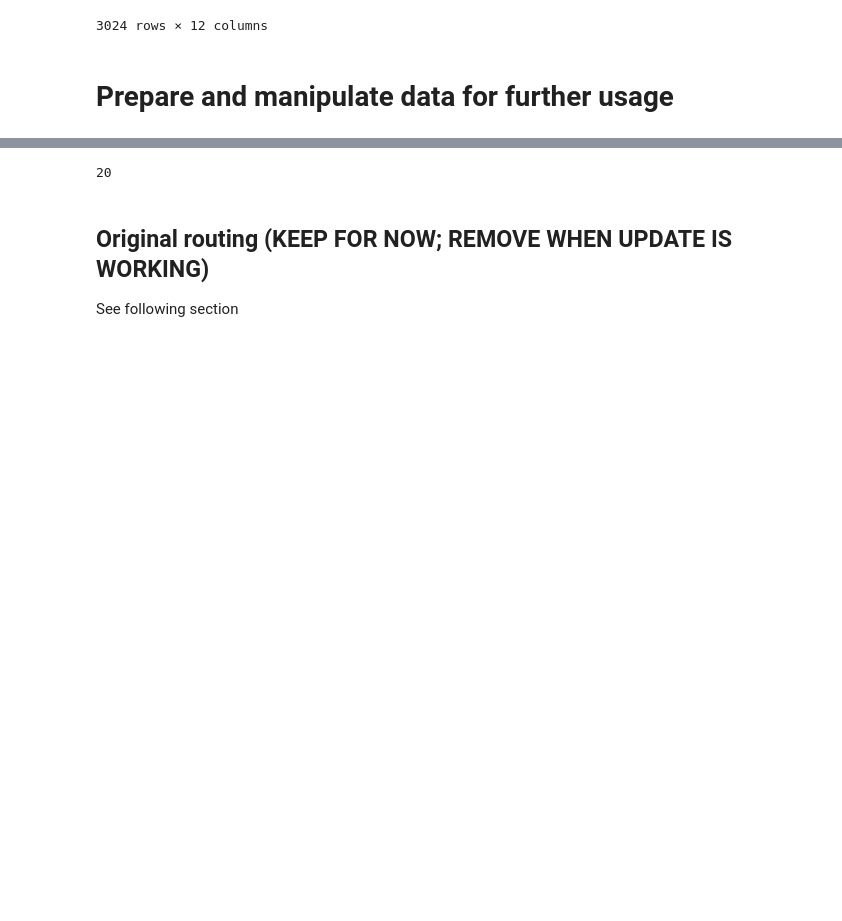
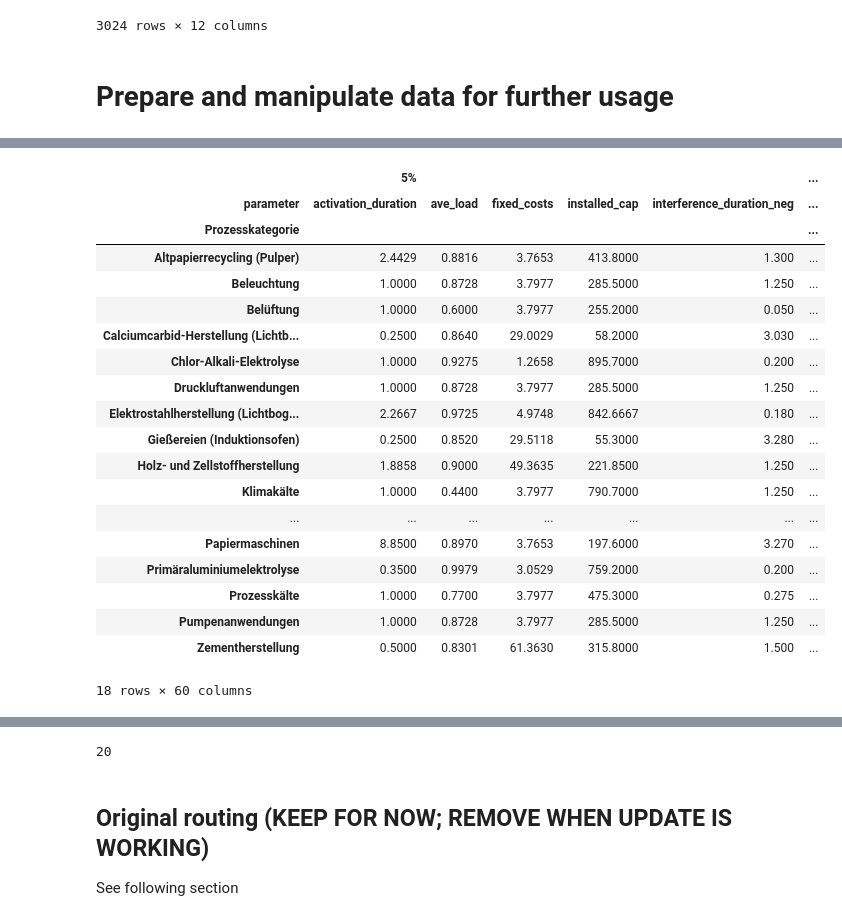
Before and after one commit to jokochems/DR_Potentials, a Jupyter notebook: DR_potential_clustering.ipynb, the cells around one changed output, grey strips where cells are left out. Saved outputs shown, nothing was run; the diff lists cells and outputs as text; code cells hidden in the pictures; blank space fills up the shorter version.

```diff
--- a/DR_potential_clustering.ipynb
+++ b/DR_potential_clustering.ipynb
@@ -469,0 +525,23 @@ ValueError: Index contains duplicate entries, cannot reshape
+# %%
+all_params_ind_status_quo.fillna(all_params_ind_status_quo.median())
+# %% [output]
+|  | 5% |  |  |  |  | ... |
+| parameter | activation_duration | ave_load | fixed_costs | installed_cap | interference_duration_neg | ... |
+| Prozesskategorie |  |  |  |  |  | ... |
+| Altpapierrecycling (Pulper) | 2.4429 | 0.8816 | 3.7653 | 413.8000 | 1.300 | ... |
+| Beleuchtung | 1.0000 | 0.8728 | 3.7977 | 285.5000 | 1.250 | ... |
+| Belüftung | 1.0000 | 0.6000 | 3.7977 | 255.2000 | 0.050 | ... |
+| Calciumcarbid-Herstellung (Lichtb... | 0.2500 | 0.8640 | 29.0029 | 58.2000 | 3.030 | ... |
+| Chlor-Alkali-Elektrolyse | 1.0000 | 0.9275 | 1.2658 | 895.7000 | 0.200 | ... |
+| Druckluftanwendungen | 1.0000 | 0.8728 | 3.7977 | 285.5000 | 1.250 | ... |
+| Elektrostahlherstellung (Lichtbog... | 2.2667 | 0.9725 | 4.9748 | 842.6667 | 0.180 | ... |
+| Gießereien (Induktionsofen) | 0.2500 | 0.8520 | 29.5118 | 55.3000 | 3.280 | ... |
+| Holz- und Zellstoffherstellung | 1.8858 | 0.9000 | 49.3635 | 221.8500 | 1.250 | ... |
+| Klimakälte | 1.0000 | 0.4400 | 3.7977 | 790.7000 | 1.250 | ... |
+| ... | ... | ... | ... | ... | ... | ... |
+| Papiermaschinen | 8.8500 | 0.8970 | 3.7653 | 197.6000 | 3.270 | ... |
+| Primäraluminiumelektrolyse | 0.3500 | 0.9979 | 3.0529 | 759.2000 | 0.200 | ... |
+| Prozesskälte | 1.0000 | 0.7700 | 3.7977 | 475.3000 | 0.275 | ... |
+| Pumpenanwendungen | 1.0000 | 0.8728 | 3.7977 | 285.5000 | 1.250 | ... |
+| Zementherstellung | 0.5000 | 0.8301 | 61.3630 | 315.8000 | 1.500 | ... |
+18 rows × 60 columns
```
Also changed, not shown: parts of 11 cells of this notebook.
